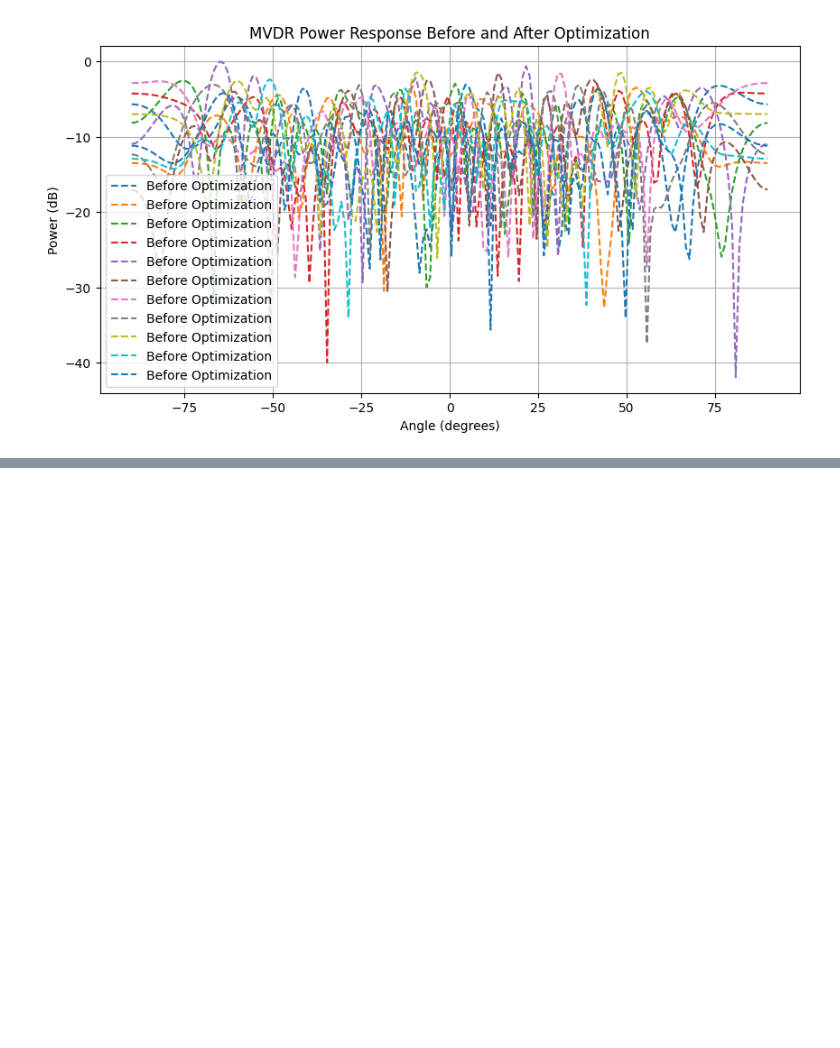
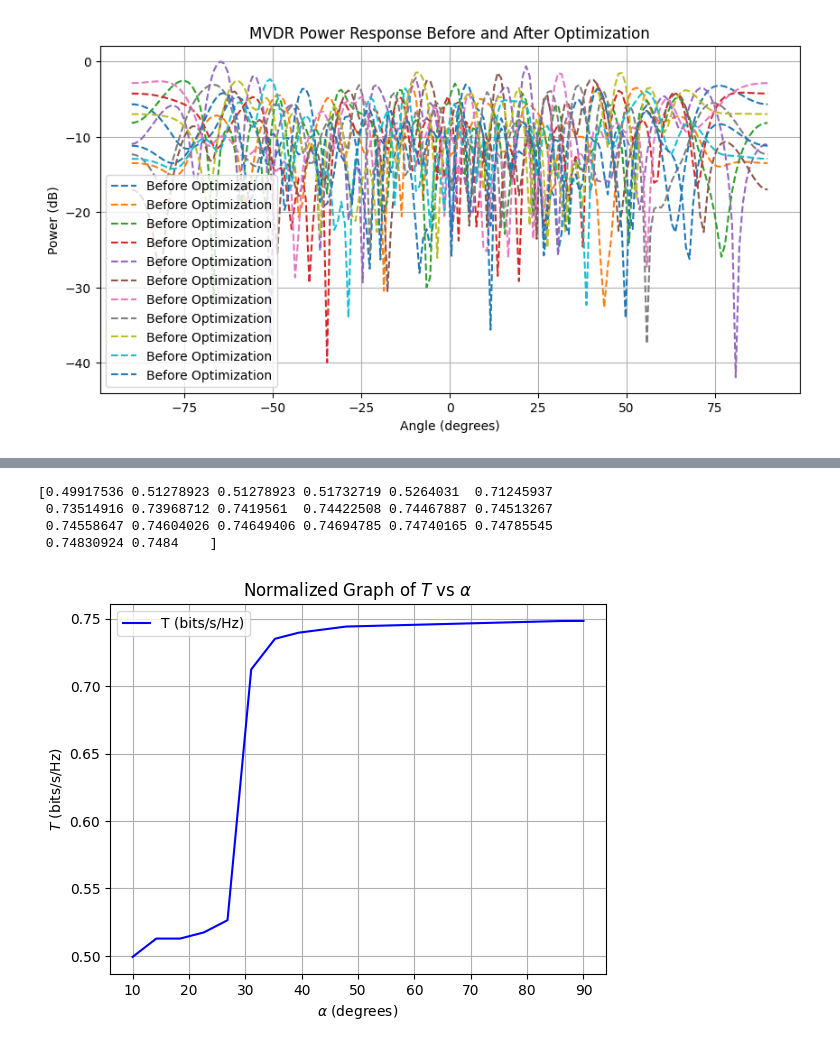
Before and after one commit to luso-torres/codesDPL, a Jupyter notebook: Untitled.ipynb, the cells around one changed output, grey strips where cells are left out. Saved outputs shown, nothing was run; the diff lists cells and outputs as text; code cells hidden in the pictures; blank space fills up the shorter version.

```diff
--- a/Untitled.ipynb
+++ b/Untitled.ipynb
@@ -465,0 +527,39 @@ plt.show()
+# %%
+import numpy as np
+
+# Original array T
+T = [1.1, 1.13, 1.13, 1.14, 1.16, 1.57, 1.62, 1.63, 1.635, 1.64, 1.641, 1.642, 1.643, 1.644, 1.645, 1.646, 1.647, 1.648, 1.649, 1.6492]
+
+# Convert T to a NumPy array
+T_array = np.array(T)
+
+# Maximum gain value
+max_value = 0.7484
+
+# Normalize T to the maximum value
+T_normalized = (T_array / np.max(T_array)) * max_value
+
+print(T_normalized)
+import matplotlib.pyplot as plt
+
+# Example alpha values (you may have different values in your case)
+alpha = np.linspace(10, 90, len(T_normalized))
+
+# Plot the normalized graph
+plt.plot(alpha, T_normalized, label='T (bits/s/Hz)', color='blue')
+
+# Add labels and title
+plt.xlabel('$\\alpha$ (degrees)')
+plt.ylabel('$T$ (bits/s/Hz)')
+plt.title('Normalized Graph of $T$ vs $\\alpha$')
+plt.legend()
+plt.grid(True)
+
+# Show plot
+plt.show()
+# %% [output]
+[0.49917536 0.51278923 0.51278923 0.51732719 0.5264031  0.71245937
+ 0.73514916 0.73968712 0.7419561  0.74422508 0.74467887 0.74513267
+ 0.74558647 0.74604026 0.74649406 0.74694785 0.74740165 0.74785545
+ 0.74830924 0.7484    ]
+[figure, added]
```
Also changed, not shown: parts of 4 cells of this notebook, 1 other file.
